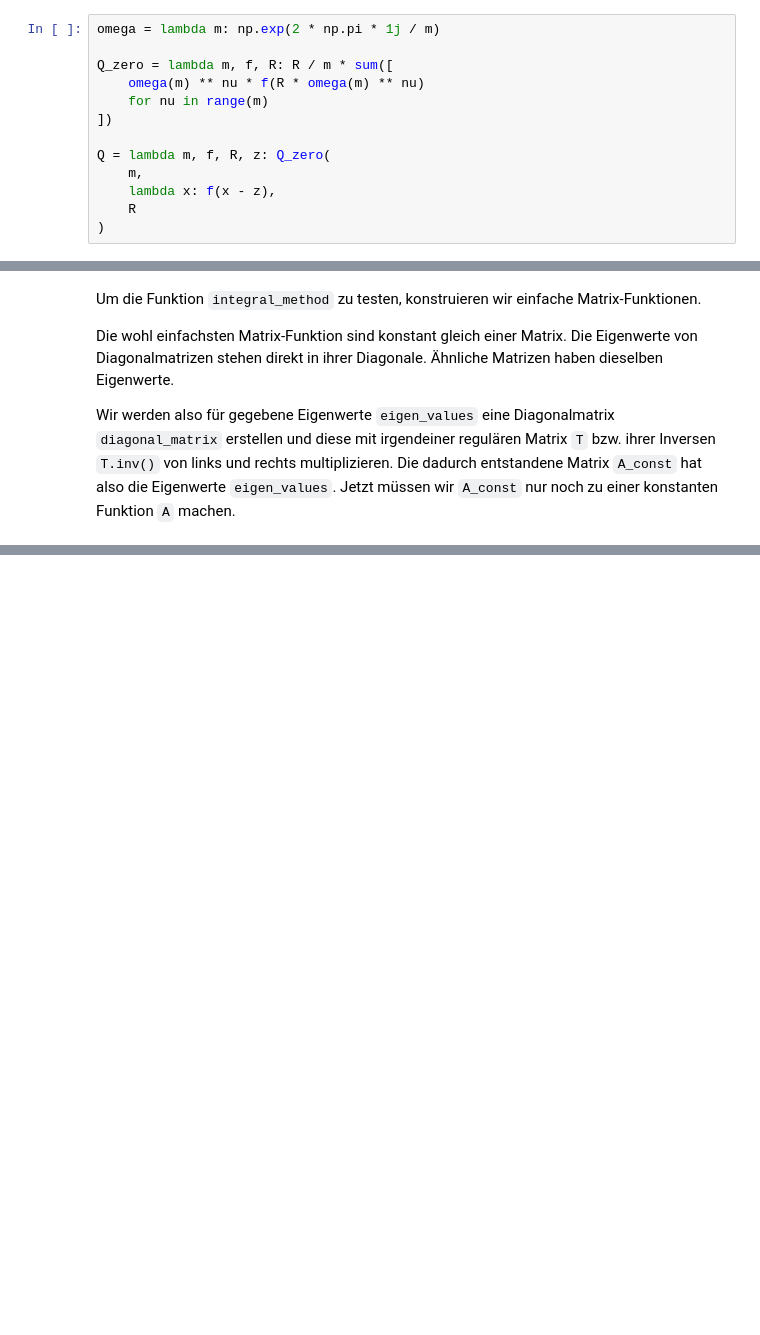
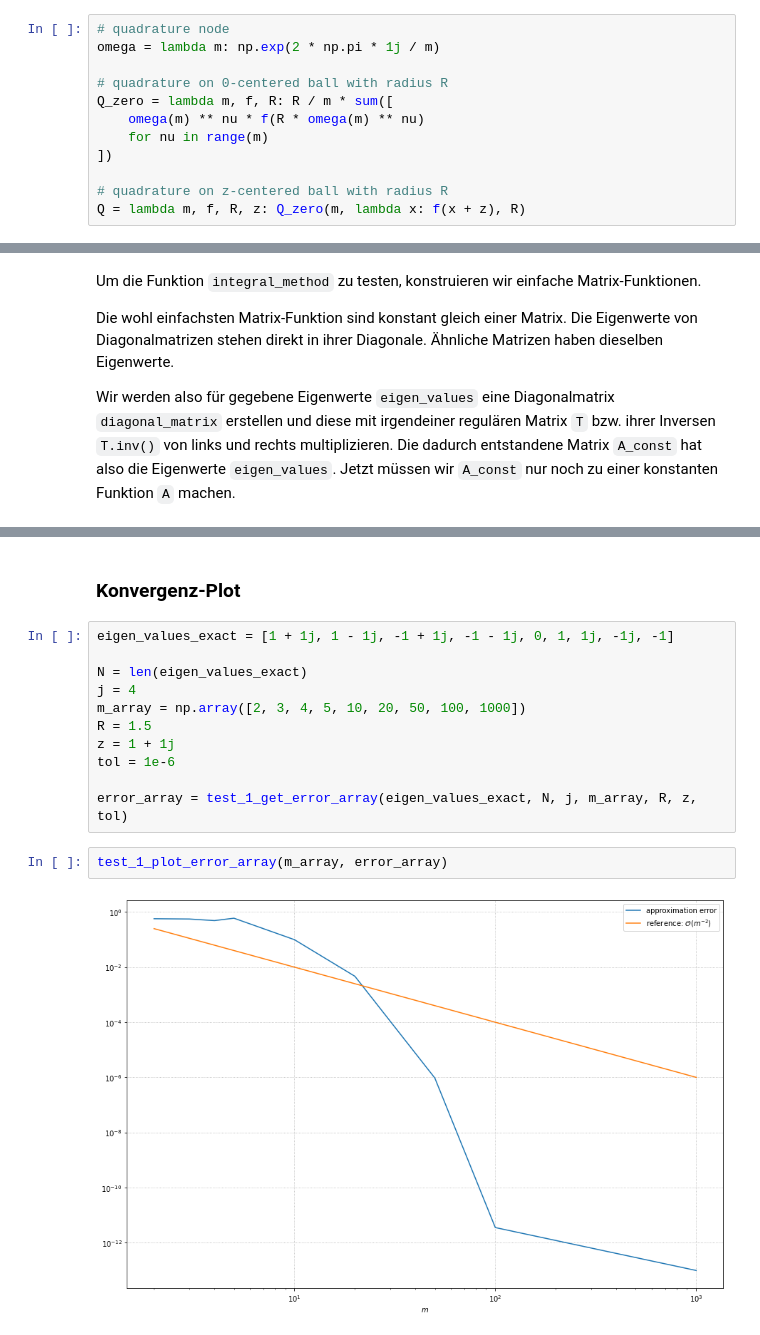
Before and after one commit to MrWhiteRichard/Fundament-Mathematik, a Jupyter notebook: WS_2020-21/SemNumLinAlg/Nichtlineare Eigenwertprobleme/main.ipynb, the cells around one changed output, grey strips where cells are left out. Cells and saved outputs as stored; diff of their text form; blank space fills up the shorter version.

```diff
--- a/WS_2020-21/SemNumLinAlg/Nichtlineare Eigenwertprobleme/main.ipynb
+++ b/WS_2020-21/SemNumLinAlg/Nichtlineare Eigenwertprobleme/main.ipynb
@@ -30,13 +38,12 @@ from scipy import linalg
 # %%
+# quadrature node
 omega = lambda m: np.exp(2 * np.pi * 1j / m)
 
+# quadrature on 0-centered ball with radius R
 Q_zero = lambda m, f, R: R / m * sum([
     omega(m) ** nu * f(R * omega(m) ** nu)
     for nu in range(m)
 ])
 
-Q = lambda m, f, R, z: Q_zero(
-    m,
-    lambda x: f(x - z),
-    R
-)
+# quadrature on z-centered ball with radius R
+Q = lambda m, f, R, z: Q_zero(m, lambda x: f(x + z), R)
@@ -238,0 +268,17 @@ plt.loglog(m_array,1/m_array**2)
+# %% [markdown]
+### Konvergenz-Plot
+# %%
+eigen_values_exact = [1 + 1j, 1 - 1j, -1 + 1j, -1 - 1j, 0, 1, 1j, -1j, -1]
+
+N = len(eigen_values_exact)
+j = 4
+m_array = np.array([2, 3, 4, 5, 10, 20, 50, 100, 1000])
+R = 1.5
+z = 1 + 1j
+tol = 1e-6
+
+error_array = test_1_get_error_array(eigen_values_exact, N, j, m_array, R, z, tol)
+# %%
+test_1_plot_error_array(m_array, error_array)
+# %% [output]
+[figure, added]
```
Also changed, not shown: parts of 23 cells of this notebook.
